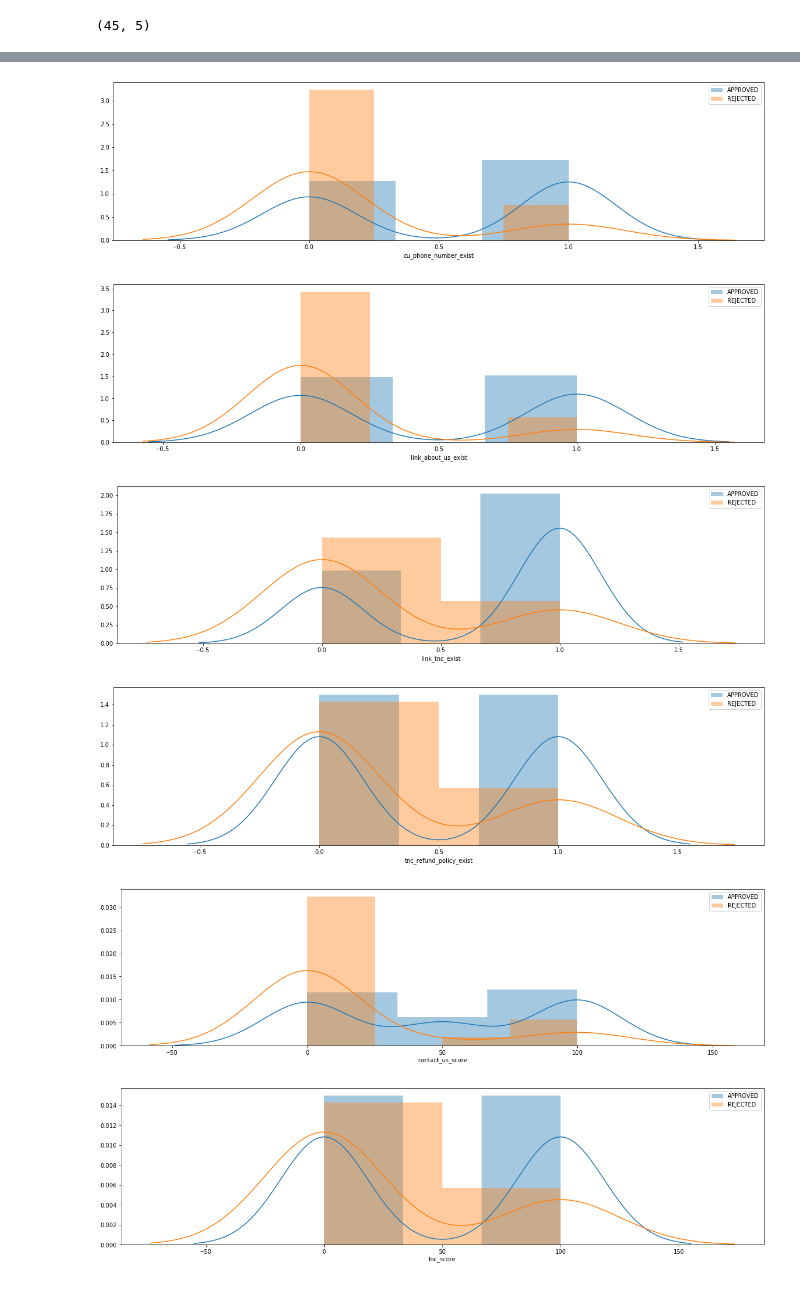
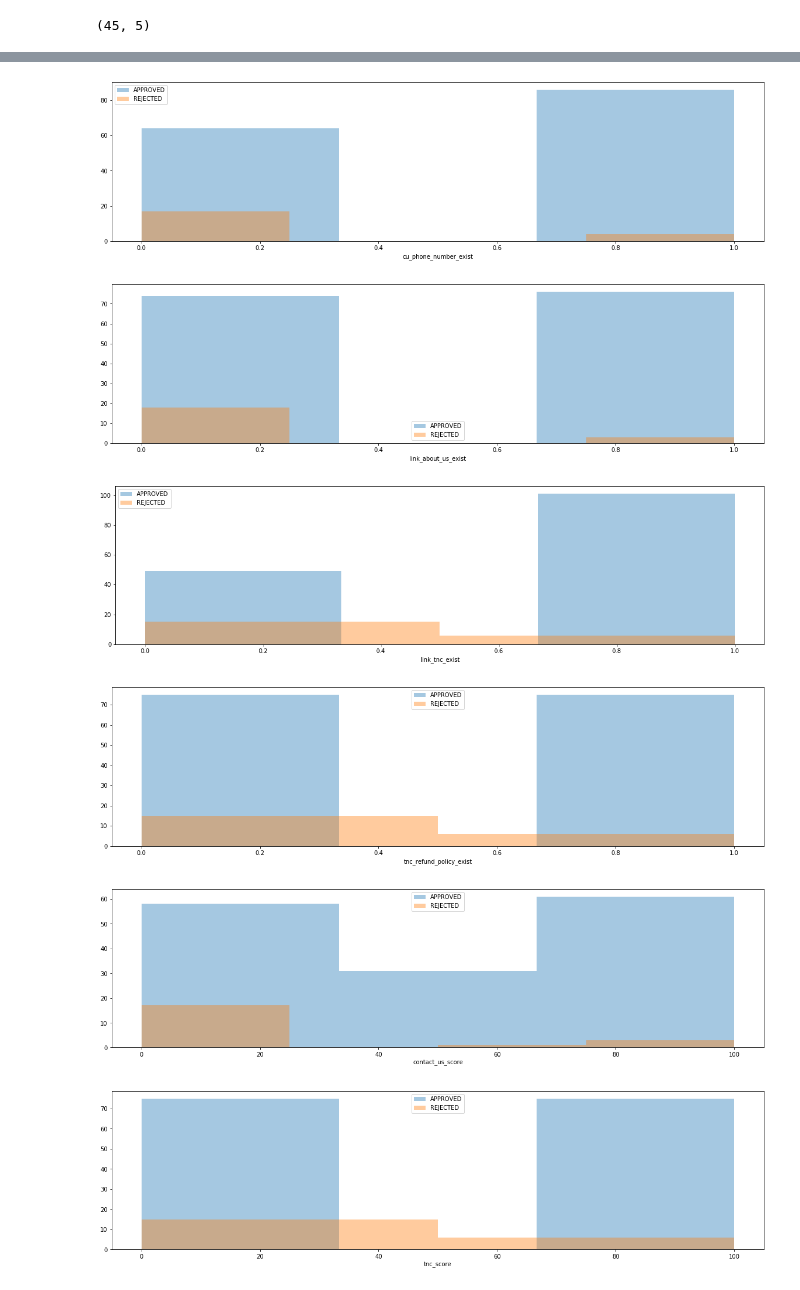
Before and after one commit to bahyhelmihp/web-crawler, a Jupyter notebook: api/datasets/Analyse Result.ipynb, the cells around one changed output, grey strips where cells are left out. Cells and saved outputs as stored; diff of their text form; code cells hidden in the pictures.

```diff
--- a/api/datasets/Analyse Result.ipynb
+++ b/api/datasets/Analyse Result.ipynb
@@ -24,7 +24,7 @@ input_df.to_csv("merchants_cleaned_stripped.csv")
 # %% [markdown]
 ## Results All
 # %%
-all_df = pd.read_csv("results_all.csv")
+all_df = pd.concat([pd.read_csv("results_all.csv"), pd.read_csv("results_all_2.csv")])
 # %%
 all_df = all_df.iloc[:,1:]
 # %%
@@ -107,8 +147,8 @@ for column in processed_df.columns.values:
     if column == 'website' or column == 'broken_links' or column == 'merchant_name' or column == 'label':
         continue
     plt.figure(figsize=(20, 5))
-    sns.distplot(processed_df[processed_df.label == 'APPROVED'][column], label='APPROVED')
-    sns.distplot(processed_df[processed_df.label == 'REJECTED'][column], label='REJECTED')
+    sns.distplot(processed_df[processed_df.label == 'APPROVED'][column], label='APPROVED', kde=False)
+    sns.distplot(processed_df[processed_df.label == 'REJECTED'][column], label='REJECTED', kde=False)
     plt.legend()
     plt.show()
 # %% [output]
@@ -118,6 +158,6 @@ for column in processed_df.columns.values:
-[figure, old version]
+[figure, new version]
-[figure, old version]
+[figure, new version]
-[figure, old version]
+[figure, new version]
-[figure, old version]
+[figure, new version]
-[figure, old version]
+[figure, new version]
-[figure, old version]
+[figure, new version]
```
Also changed, not shown: parts of 10 cells of this notebook, 1 other file.
